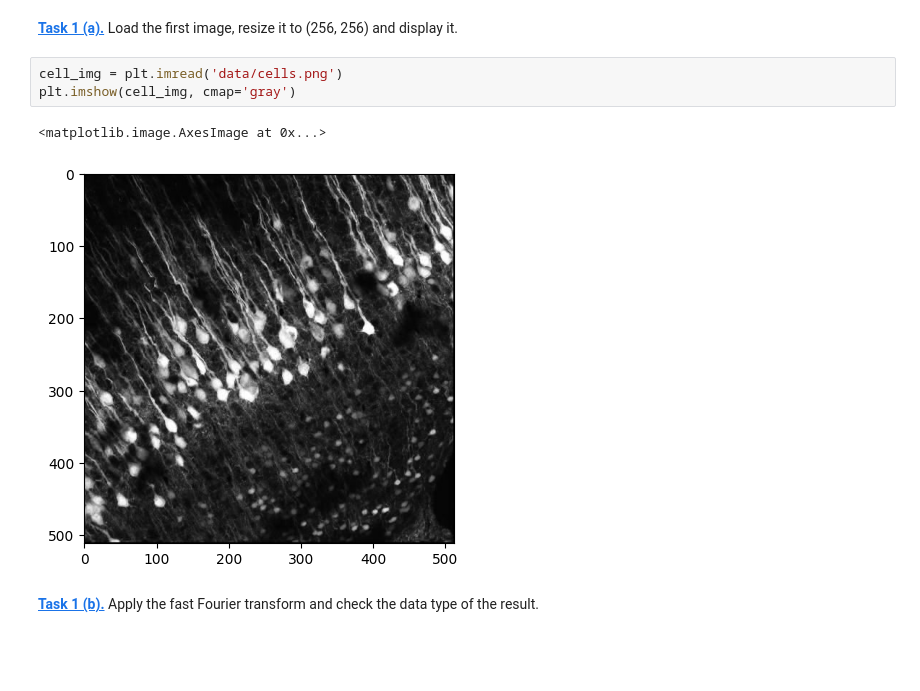
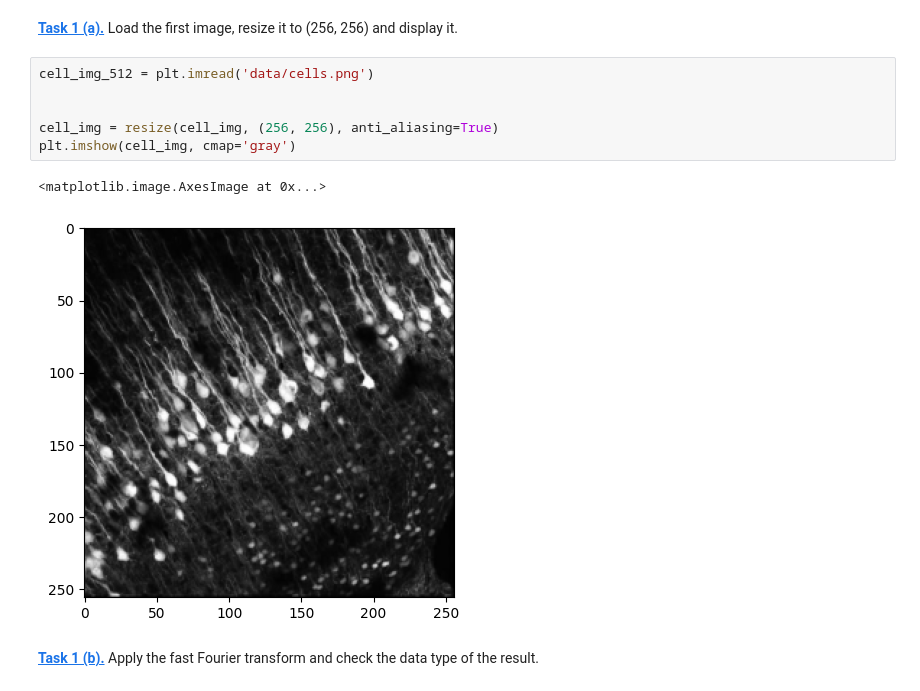
Before and after one commit to DavidLehmann004/Mobi-fs5-python, a Jupyter notebook: fourier.ipynb, the cells around one changed output. Drawn from its saved outputs; the diff is of its cells as text; blank space fills up the shorter version.

```diff
--- a/fourier.ipynb
+++ b/fourier.ipynb
@@ -8,11 +8,14 @@ from skimage.transform import resize
 # %% [markdown]
 **[Task 1 (a).]()** Load the first image, resize it to (256, 256) and display it.
 # %%
-cell_img = plt.imread('data/cells.png')
+cell_img_512 = plt.imread('data/cells.png')
+
+
+cell_img = resize(cell_img, (256, 256), anti_aliasing=True)
 plt.imshow(cell_img, cmap='gray')
 # %% [output]
 <matplotlib.image.AxesImage at 0x...>
-[figure, old version]
+[figure, new version]
 # %% [markdown]
 **[Task 1 (b).]()** Apply the fast Fourier transform and check the data type of the result.
 # %%
```
Also changed, not shown: parts of 19 cells of this notebook.
